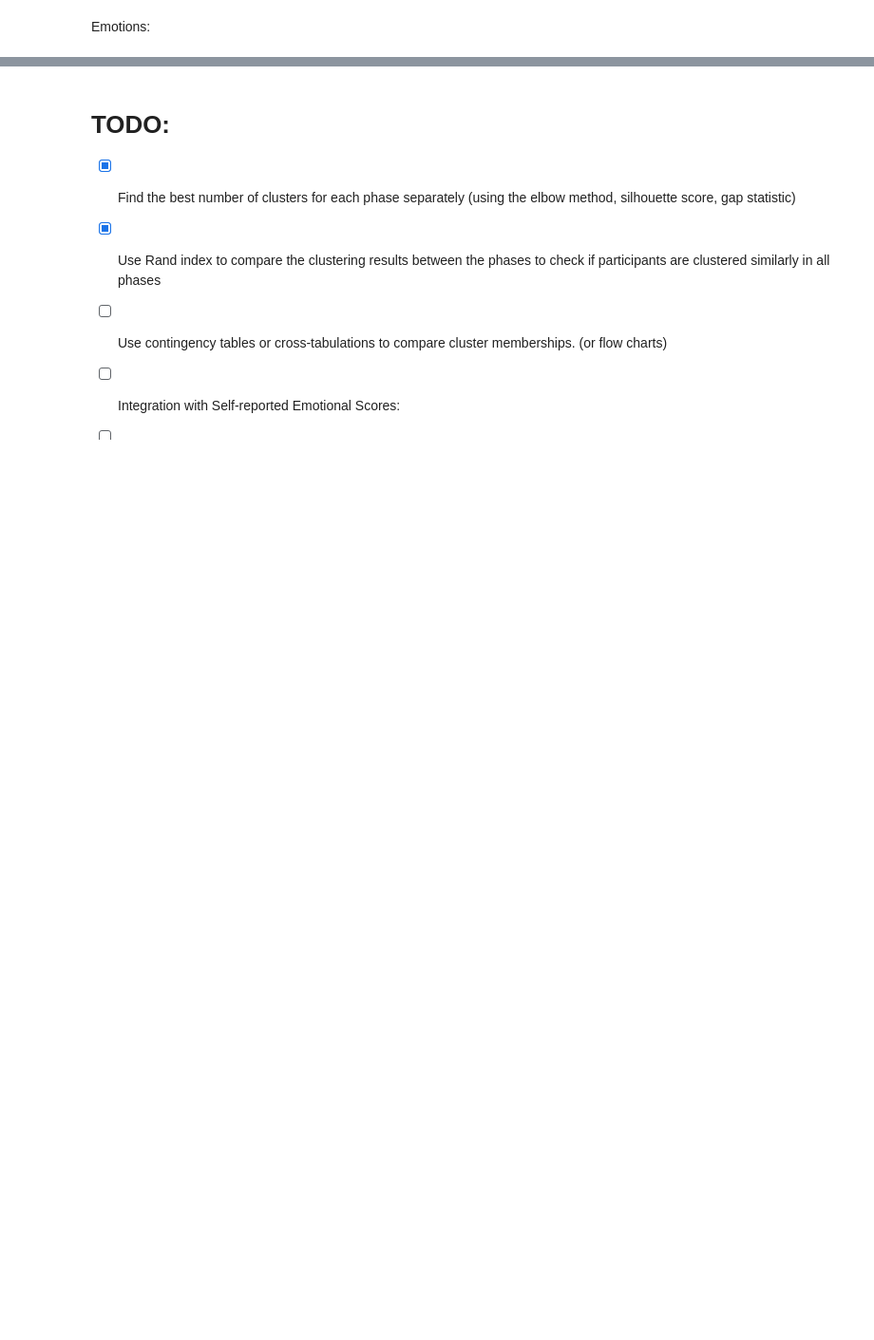
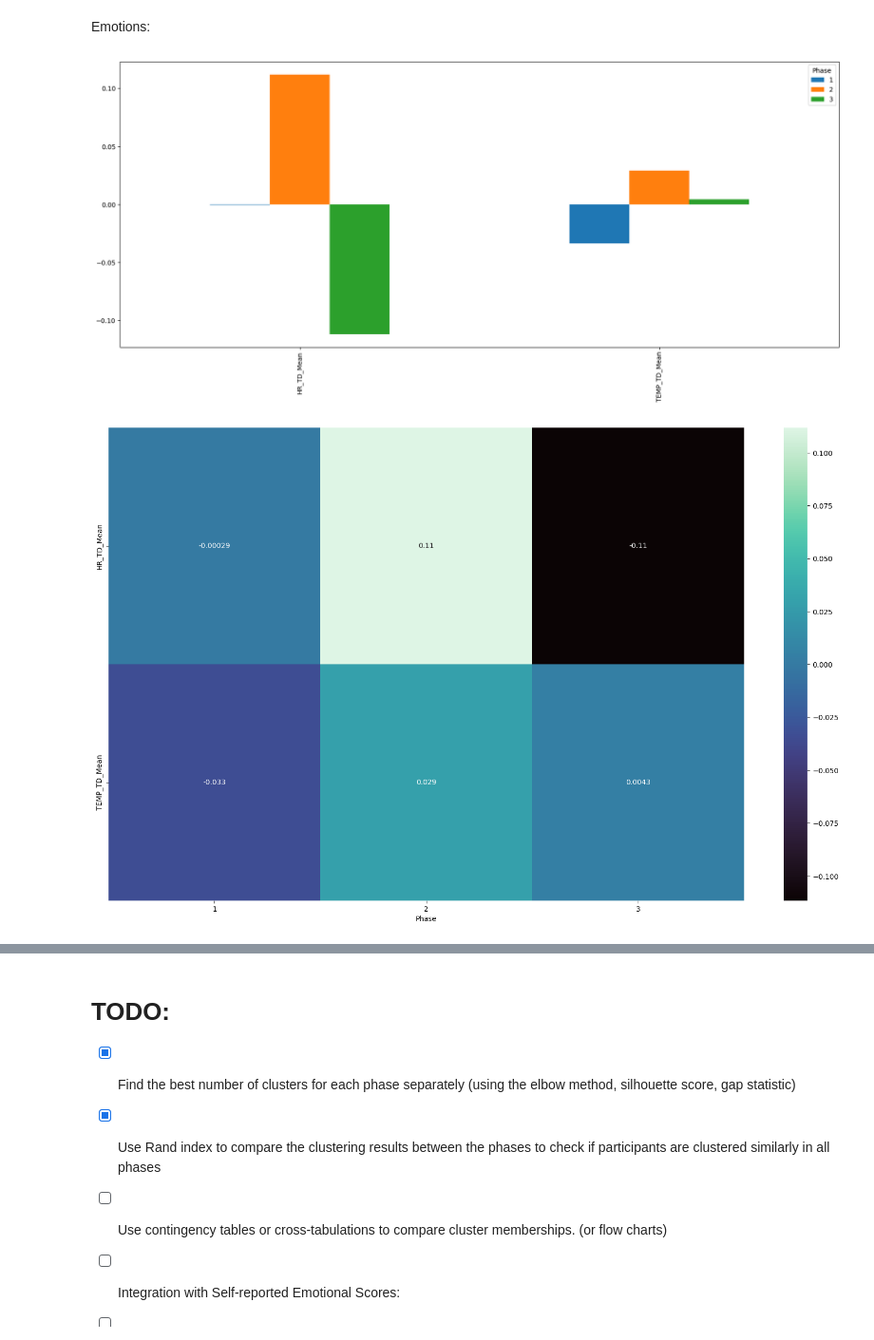
Before and after one commit to lukyrasocha/emo-stress, a Jupyter notebook: main.ipynb, the cells around one changed output, grey strips where cells are left out. Shown at 95% size. Saved outputs shown, nothing was run; the diff lists cells and outputs as text; code cells hidden in the pictures; blank space fills up the shorter version.

```diff
--- a/main.ipynb
+++ b/main.ipynb
@@ -221,3 +272,34 @@ if DO_PCA:
         print(f"{subset_names[i]} explained variance ratio: {np.sum(pca.explained_variance_ratio_)}")
 
     scaled_data_subsets = pca_data_subsets
+# %%
+X = data.copy()
+
+# Scale
+scaler = StandardScaler()
+X[features] = scaler.fit_transform(X[features])
+
+# Means for each feature and phase
+means = X.groupby("Phase")[features].mean()
+means = means.T
+means.plot(kind='bar', figsize=(20, 8))
+
+# Heat map, where each column is the phase and each row is a feature
+plt.figure(figsize=(20, 12))
+sns.heatmap(means, annot=True, cmap='mako')
+plt.show()
+
+means = means.T
+plt.plot(means)
+plt.show()
+
+# Plot means.var()
+means.var().plot(kind='bar', figsize=(20, 8))
+plt.show()
+
+# List of features that have a variance higher than 0.1
+#features = means.columns[means.var() > 0.1]
+#features
+# %% [output]
+[figure, added]
+[figure, added]
```
Also changed, not shown: parts of 17 cells of this notebook, 23 other files.
